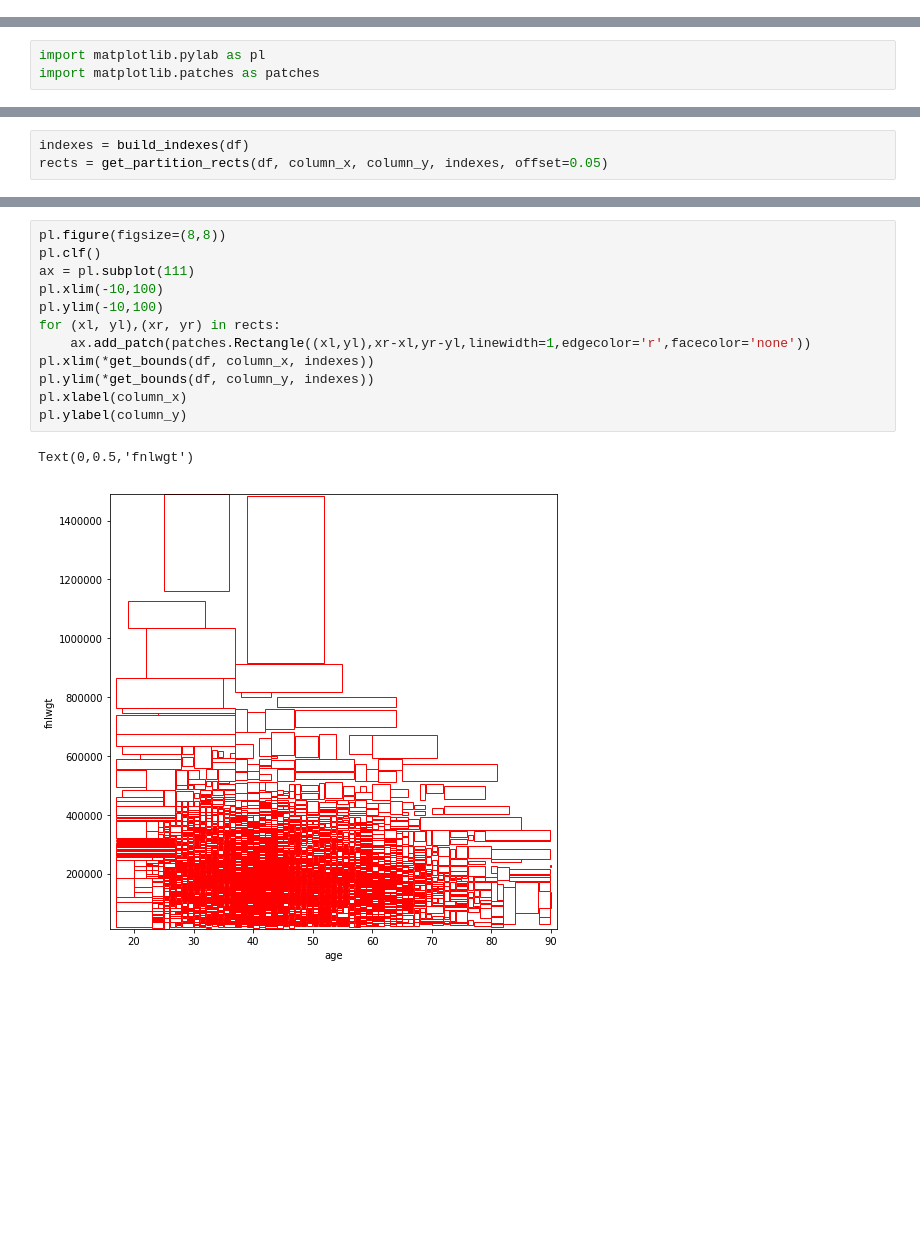
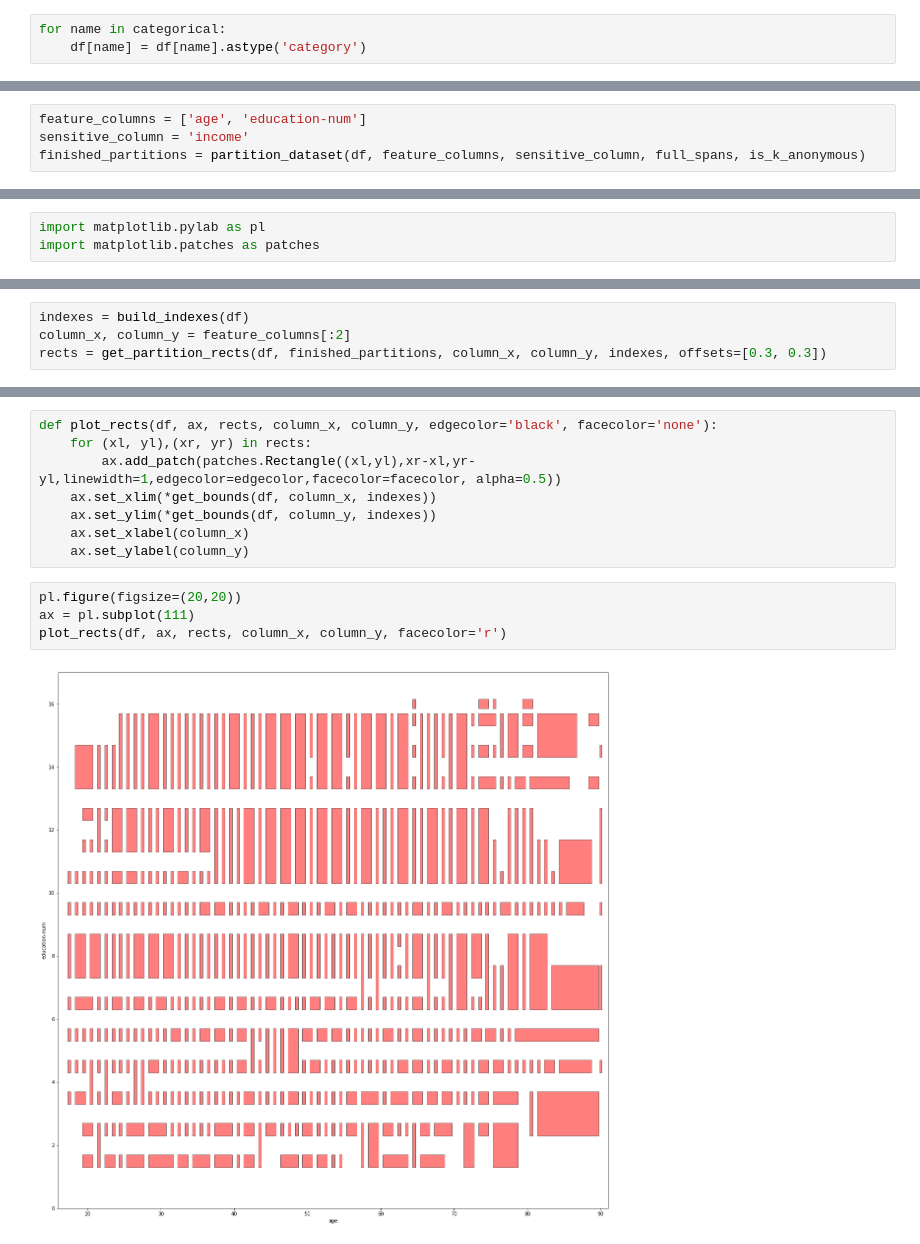
Before and after one commit to kiprotect/data-privacy-for-data-scientists, a Jupyter notebook: notebooks/02 - k Anonymity.ipynb, the cells around one changed output, grey strips where cells are left out. Drawn from its saved outputs; the diff is of its cells as text; blank space fills up the shorter version.

```diff
--- a/notebooks/02 - k Anonymity.ipynb
+++ b/notebooks/02 - k Anonymity.ipynb
@@ -106,3 +101,6 @@ list(df['marital-status'].astype('category').dtype.categories)
+# %%
+for name in categorical:
+    df[name] = df[name].astype('category')
 # %%
 def get_spans(df, partition, scale=None):
     spans = {}
@@ -202,3 +208,7 @@ age 0.726027397260274
+# %%
+feature_columns = ['age', 'education-num']
+sensitive_column = 'income'
+finished_partitions = partition_dataset(df, feature_columns, sensitive_column, full_spans, is_k_anonymous)
 # %%
 len(finished_partitions)
 # %% [output]
@@ -243,7 +259,8 @@ def get_bounds(df, column, indexes, offset=1.0):
     return df[column].min()-offset, df[column].max()+offset
 # %%
 indexes = build_indexes(df)
-rects = get_partition_rects(df, column_x, column_y, indexes, offset=0.05)
+column_x, column_y = feature_columns[:2]
+rects = get_partition_rects(df, finished_partitions, column_x, column_y, indexes, offsets=[0.3, 0.3])
 # %%
 rects[:10]
 # %% [output]
@@ -260,15 +277,14 @@ rects[:10]
 # %%
-pl.figure(figsize=(8,8))
-pl.clf()
-ax = pl.subplot(111)
-pl.xlim(-10,100)
-pl.ylim(-10,100)
-for (xl, yl),(xr, yr) in rects:
-    ax.add_patch(patches.Rectangle((xl,yl),xr-xl,yr-yl,linewidth=1,edgecolor='r',facecolor='none'))
-pl.xlim(*get_bounds(df, column_x, indexes))
-pl.ylim(*get_bounds(df, column_y, indexes))
-pl.xlabel(column_x)
-pl.ylabel(column_y)
+def plot_rects(df, ax, rects, column_x, column_y, edgecolor='black', facecolor='none'):
+    for (xl, yl),(xr, yr) in rects:
+        ax.add_patch(patches.Rectangle((xl,yl),xr-xl,yr-yl,linewidth=1,edgecolor=edgecolor,facecolor=facecolor, alpha=0.5))
+    ax.set_xlim(*get_bounds(df, column_x, indexes))
+    ax.set_ylim(*get_bounds(df, column_y, indexes))
+    ax.set_xlabel(column_x)
+    ax.set_ylabel(column_y)
-# %% [output]
-Text(0,0.5,'fnlwgt')
-[figure, removed]
+# %%
+pl.figure(figsize=(20,20))
+ax = pl.subplot(111)
+plot_rects(df, ax, rects, column_x, column_y, facecolor='r')
+# %% [output]
+[figure, added]
```
Also changed, not shown: parts of 31 cells of this notebook, 1 other file.
